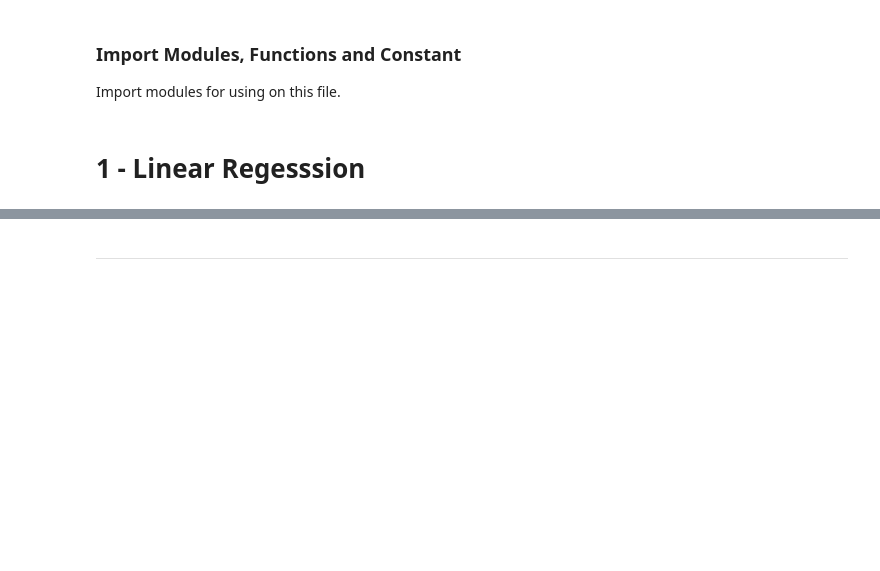
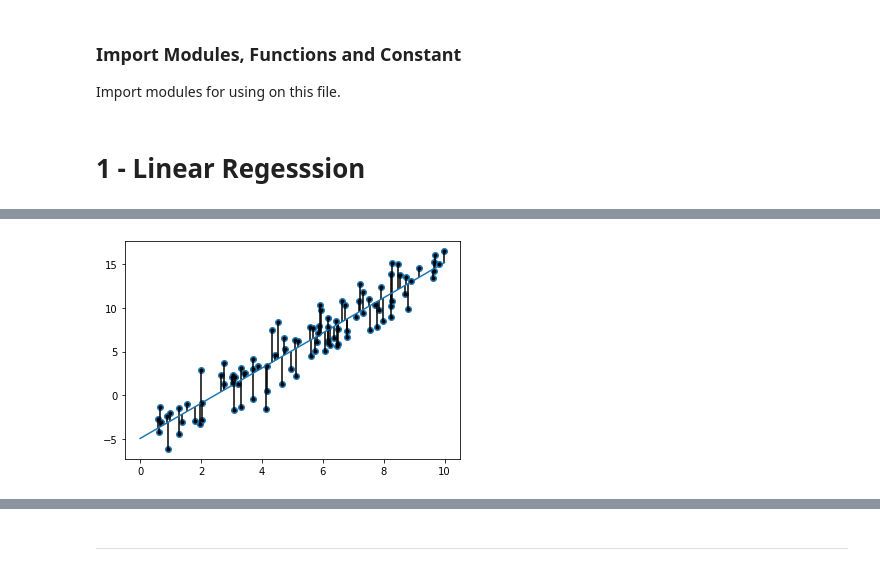
Before and after one commit to biodatlab/egbe609, a Jupyter notebook: notebooks/egbe606-lecture1-intro-ml.ipynb, the cells around one changed output, grey strips where cells are left out. Saved outputs shown, nothing was run; the diff lists cells and outputs as text; code cells hidden in the pictures; blank space fills up the shorter version.

```diff
--- a/notebooks/egbe606-lecture1-intro-ml.ipynb
+++ b/notebooks/egbe606-lecture1-intro-ml.ipynb
@@ -71,12 +78,14 @@ plt.plot(xfit, yfit)
 # %%
-plt.scatter(X, Y)
-plt.plot(xfit, yfit)
+plt.scatter(X, y)
+plt.plot(x_fit, y_fit)
 
-dt = Y - model.predict(X[:, np.newaxis])
-data_line, caplines, barlinecol = plt.errorbar(X, Y, yerr=dt, fmt='.k', uplims=True)
+dt = y - model.predict(X[:, np.newaxis])
+data_line, caplines, barlinecol = plt.errorbar(X, y, yerr=dt, fmt='.k', uplims=True)
 
 for capline in caplines:
     capline.set_marker('')
+# %% [output]
+[figure, added]
 # %%
 print("Model slope:     ", model.coef_[0])
 print("Model coef:      ", model.coef_)
```
Also changed, not shown: parts of 27 cells of this notebook, 4 other files.
